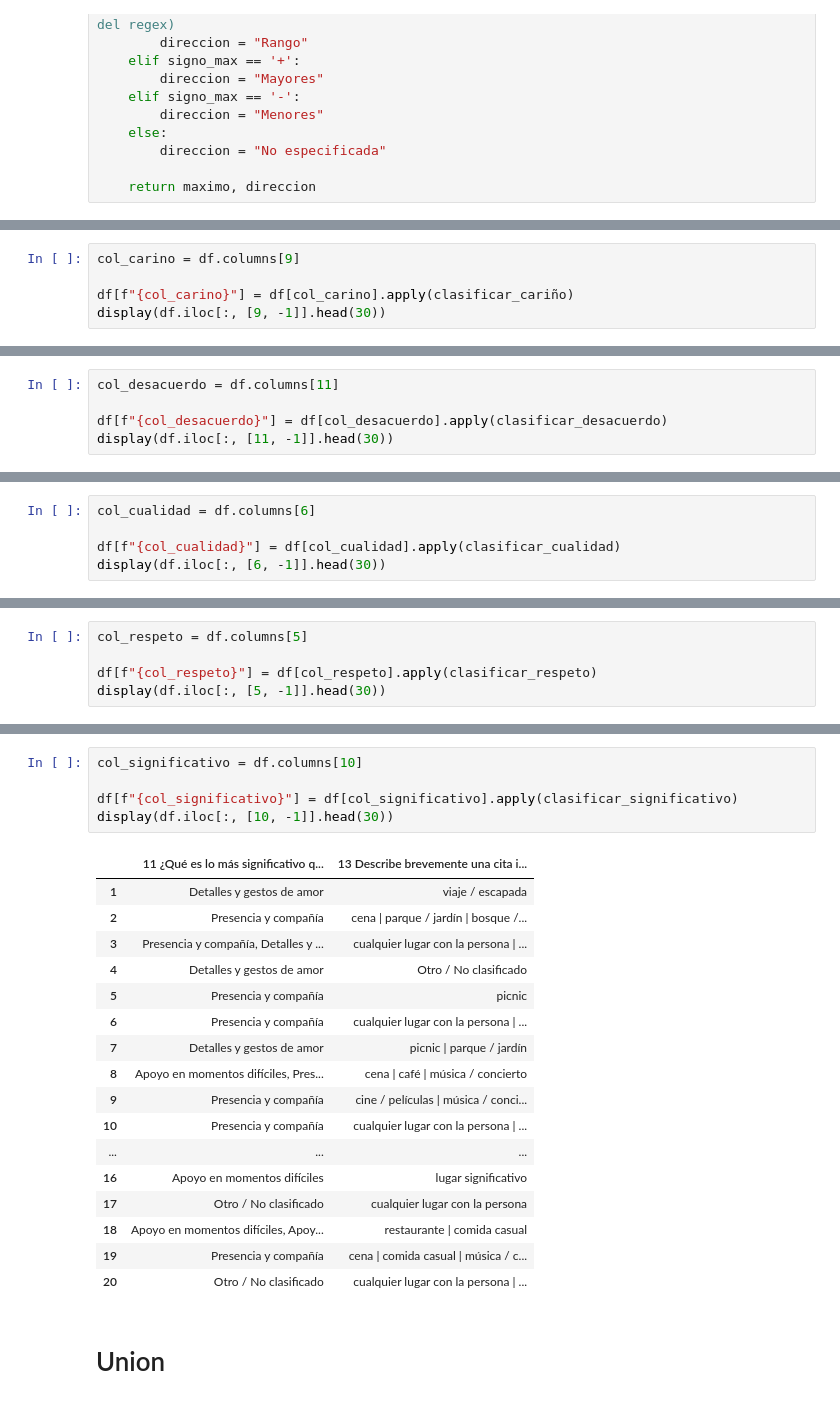
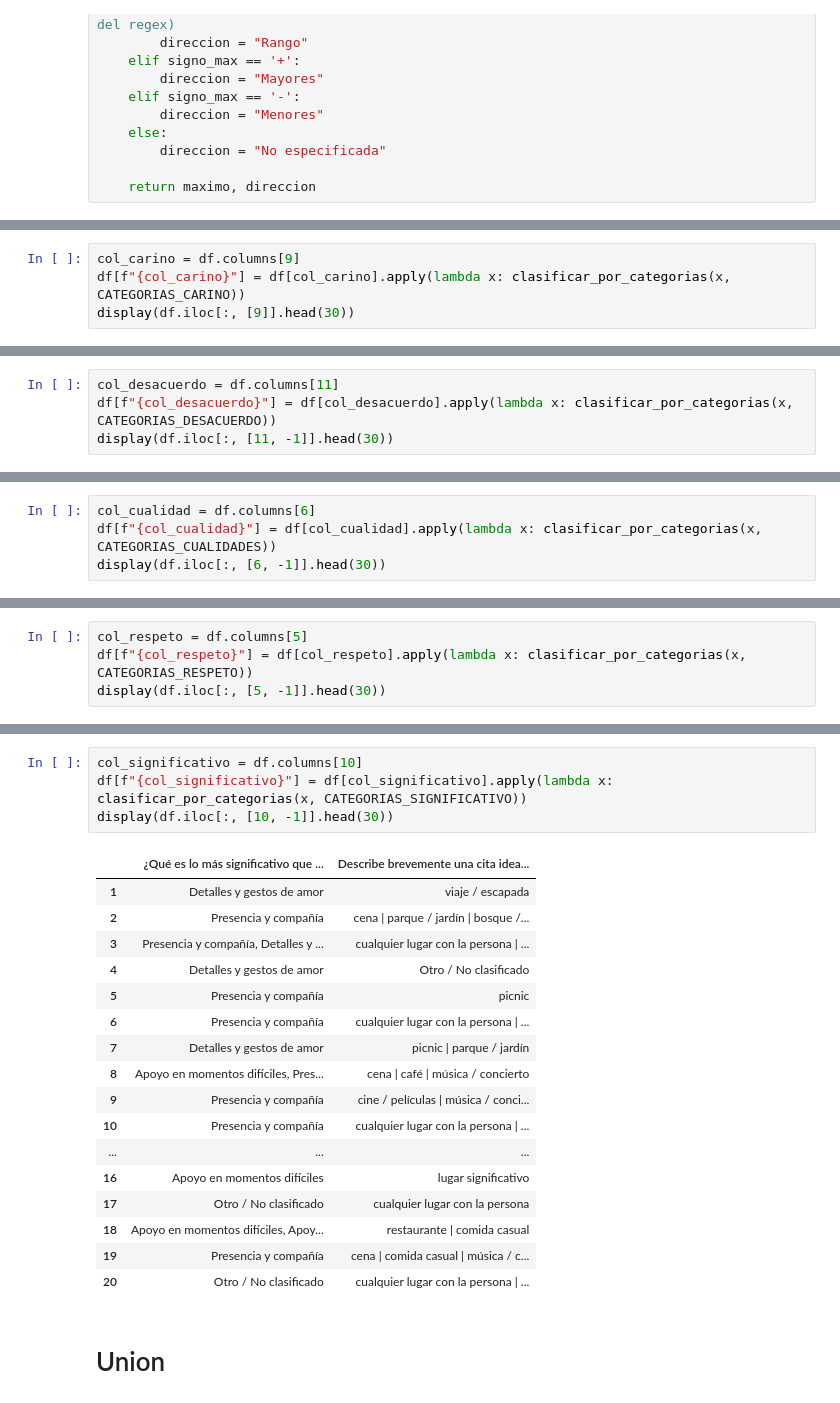
Before and after one commit to Acatlan-SI/LimpiezaData, a Jupyter notebook: notebooks/01_limpieza_datos.ipynb, the cells around one changed output, grey strips where cells are left out. Saved outputs shown, nothing was run; the diff lists cells and outputs as text.

```diff
--- a/notebooks/01_limpieza_datos.ipynb
+++ b/notebooks/01_limpieza_datos.ipynb
@@ -724,6 +890,5 @@ def clasificar_cariño(texto):
 # %%
 col_carino = df.columns[9]
-
-df[f"{col_carino}"] = df[col_carino].apply(clasificar_cariño)
-display(df.iloc[:, [9, -1]].head(30))
+df[f"{col_carino}"] = df[col_carino].apply(lambda x: clasificar_por_categorias(x, CATEGORIAS_CARINO))
+display(df.iloc[:, [9]].head(30))
 # %% [output]
@@ -944,6 +936,5 @@ def clasificar_desacuerdo(texto):
 # %%
 col_desacuerdo = df.columns[11]
-
-df[f"{col_desacuerdo}"] = df[col_desacuerdo].apply(clasificar_desacuerdo)
+df[f"{col_desacuerdo}"] = df[col_desacuerdo].apply(lambda x: clasificar_por_categorias(x, CATEGORIAS_DESACUERDO))
 display(df.iloc[:, [11, -1]].head(30))
 # %% [output]
@@ -1051,6 +958,5 @@ def clasificar_cualidad(texto):
 # %%
 col_cualidad = df.columns[6]
-
-df[f"{col_cualidad}"] = df[col_cualidad].apply(clasificar_cualidad)
+df[f"{col_cualidad}"] = df[col_cualidad].apply(lambda x: clasificar_por_categorias(x, CATEGORIAS_CUALIDADES))
 display(df.iloc[:, [6, -1]].head(30))
 # %% [output]
@@ -1167,6 +980,5 @@ def clasificar_respeto(texto):
 # %%
 col_respeto = df.columns[5]
-
-df[f"{col_respeto}"] = df[col_respeto].apply(clasificar_respeto)
+df[f"{col_respeto}"] = df[col_respeto].apply(lambda x: clasificar_por_categorias(x, CATEGORIAS_RESPETO))
 display(df.iloc[:, [5, -1]].head(30))
 # %% [output]
@@ -1252,10 +1002,9 @@ def clasificar_significativo(texto):
 # %%
 col_significativo = df.columns[10]
-
-df[f"{col_significativo}"] = df[col_significativo].apply(clasificar_significativo)
+df[f"{col_significativo}"] = df[col_significativo].apply(lambda x: clasificar_por_categorias(x, CATEGORIAS_SIGNIFICATIVO))
 display(df.iloc[:, [10, -1]].head(30))
 # %% [output]
-|  | 11 ¿Qué es lo más significativo q... | 13 Describe brevemente una cita i... |
+|  | ¿Qué es lo más significativo que ... | Describe brevemente una cita idea... |
 | 1 | Detalles y gestos de amor | viaje / escapada |
 | 2 | Presencia y compañía | cena | parque / jardín | bosque /... |
 | 3 | Presencia y compañía, Detalles y ... | cualquier lugar con la persona | ... |
```
Also changed, not shown: parts of 20 cells of this notebook.
